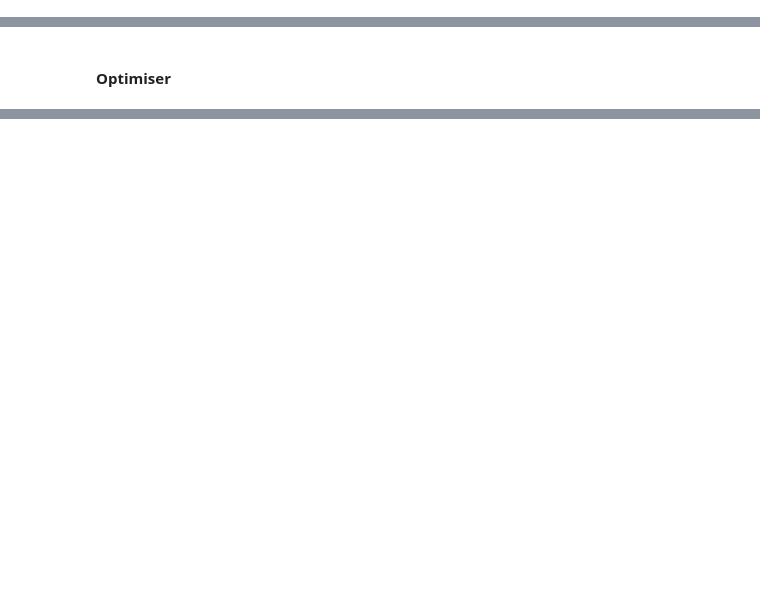
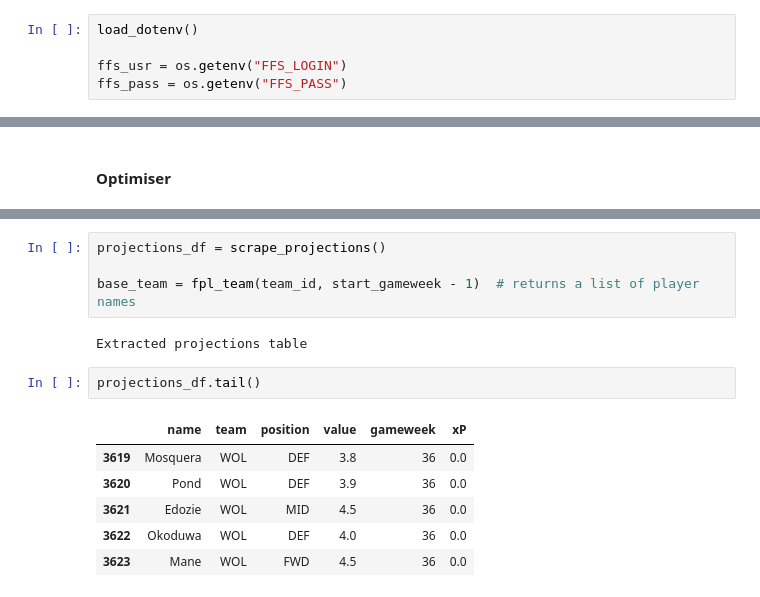
Before and after one commit to Dusoye/fantasyfootball, a Jupyter notebook: scr/optimiser.ipynb, the cells around one changed output, grey strips where cells are left out. Drawn from its saved outputs; the diff is of its cells as text; blank space fills up the shorter version.

```diff
--- a/scr/optimiser.ipynb
+++ b/scr/optimiser.ipynb
@@ -10,0 +20,5 @@ import json
+# %%
+load_dotenv()
+
+ffs_usr = os.getenv("FFS_LOGIN")
+ffs_pass = os.getenv("FFS_PASS")
@@ -195,0 +361,15 @@ def solve_multi_period_fpl(budget, data, start_gameweek, end_gameweek, season, b
+# %%
+projections_df = scrape_projections()
+
+base_team = fpl_team(team_id, start_gameweek - 1)  # returns a list of player names
+# %% [output]
+Extracted projections table
+# %%
+projections_df.tail()
+# %% [output]
+|  | name | team | position | value | gameweek | xP |
+| 3619 | Mosquera | WOL | DEF | 3.8 | 36 | 0.0 |
+| 3620 | Pond | WOL | DEF | 3.9 | 36 | 0.0 |
+| 3621 | Edozie | WOL | MID | 4.5 | 36 | 0.0 |
+| 3622 | Okoduwa | WOL | DEF | 4.0 | 36 | 0.0 |
+| 3623 | Mane | WOL | FWD | 4.5 | 36 | 0.0 |
```
Also changed, not shown: parts of 12 cells of this notebook, 1 other file.
